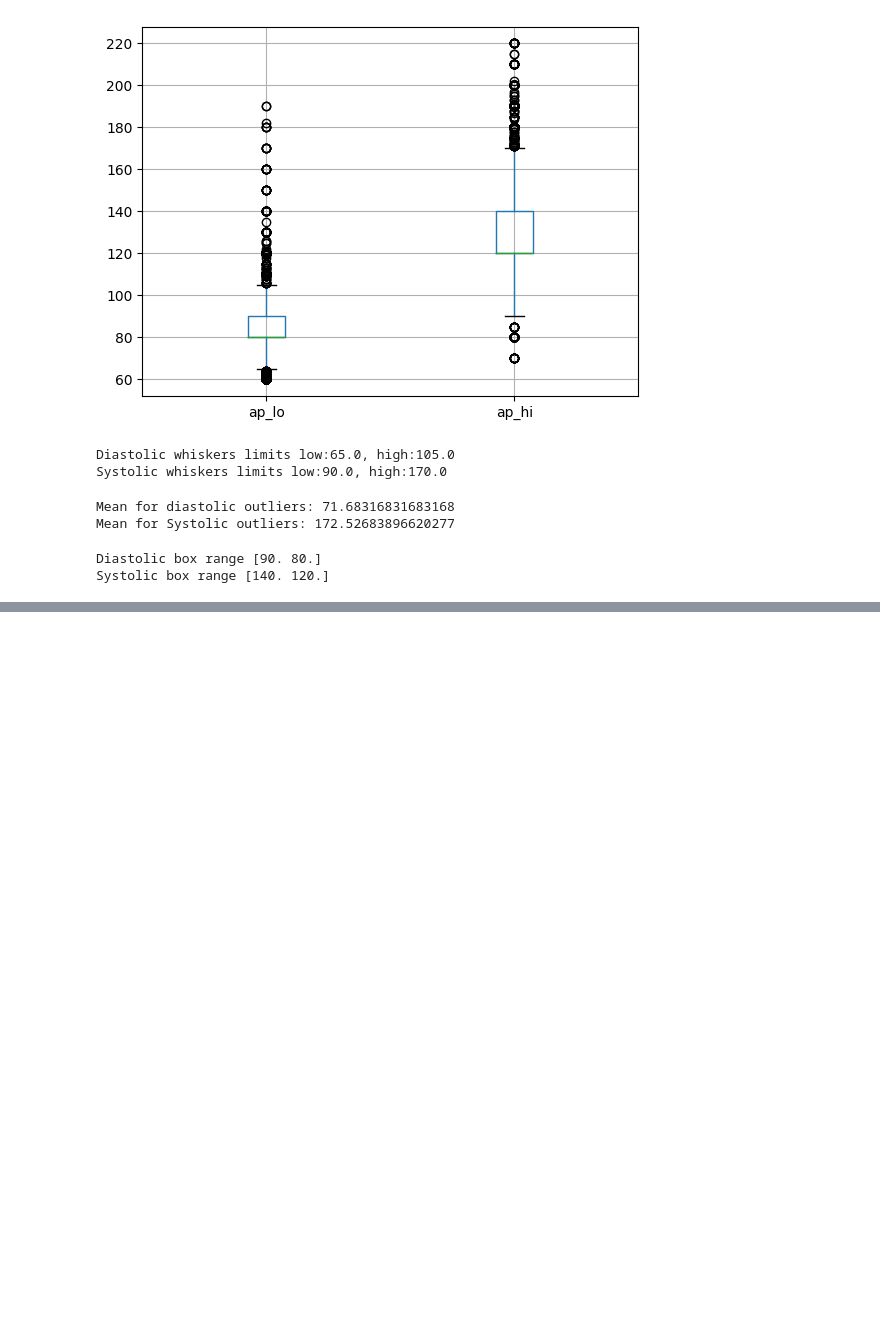
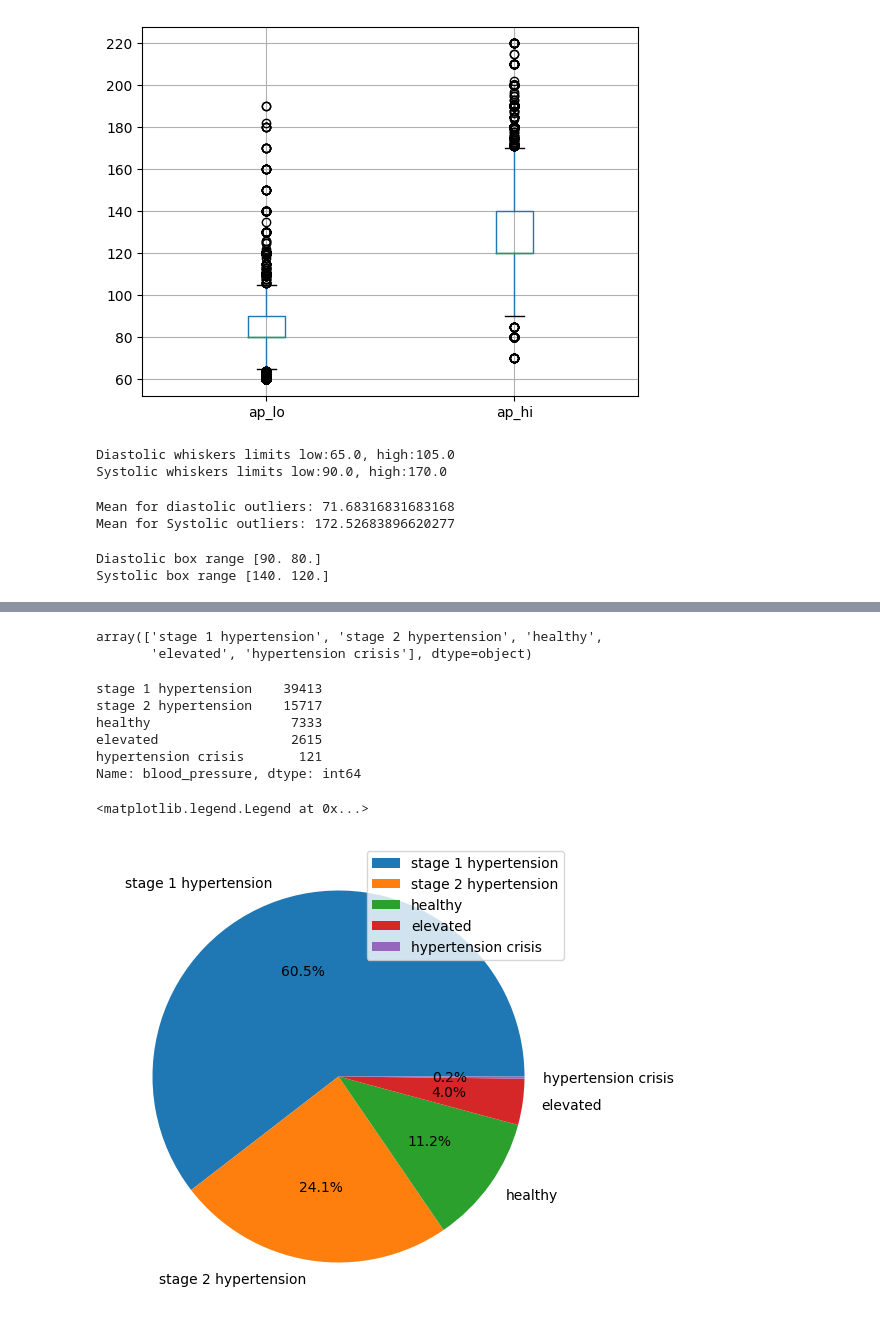
Before and after one commit to Razjoh/Machine-learning-Rasmus-Johansson, a Jupyter notebook: Labb/EDA_disease.ipynb, the cells around one changed output, grey strips where cells are left out. Saved outputs shown, nothing was run; the diff lists cells and outputs as text; code cells hidden in the pictures; blank space fills up the shorter version.

Commit message:
blood pressure finnish

```diff
--- a/Labb/EDA_disease.ipynb
+++ b/Labb/EDA_disease.ipynb
@@ -391,7 +391,7 @@ def BMI_categorys(BMI):
         return "obese (class III)"
 
 
-df["BMI-class"] = df["BMI"].apply(BMI_categorys)
+df["BMI_class"] = df["BMI"].apply(BMI_categorys)
 # %%
 df["BMI-class"].unique()
 # %% [output]
@@ -544,0 +547,6 @@ Systolic box range [140. 120.]
+# %%
+# drops the high values based on table and boxplot
+df.drop(df.query("ap_lo > 140 | ap_hi > 200").index, inplace=True)
+# drop lows based on boxplot
+df.drop(df.query("ap_lo < 65 | ap_hi < 90").index, inplace=True)
+df
@@ -544,0 +567,36 @@ Systolic box range [140. 120.]
+# %%
+def blood_pressure_categorys(low, high):
+    if low < 80 and high < 120:
+        return "healthy"
+    elif low < 80 and 120 <= high < 130:
+        return "elevated"
+    elif 80 <= low < 90 or 130 <= high < 140:
+        return "stage 1 hypertension"
+    elif 90 <= low < 120 or 140 <= high < 180:
+        return "stage 2 hypertension"
+    else:
+        return "hypertension crisis"
+
+
+df["blood_pressure"] = df.apply(lambda x: blood_pressure_categorys(x.ap_lo, x.ap_hi), axis=1)
+# %%
+df["blood_pressure"].unique()
+# %% [output]
+array(['stage 1 hypertension', 'stage 2 hypertension', 'healthy',
+       'elevated', 'hypertension crisis'], dtype=object)
+# %%
+df["blood_pressure"].value_counts()
+# %% [output]
+stage 1 hypertension    39413
+stage 2 hypertension    15717
+healthy                  7333
+elevated                 2615
+hypertension crisis       121
+Name: blood_pressure, dtype: int64
+# %%
+fig = plt.subplots(figsize=(6,12))
+plt.pie(df["blood_pressure"].value_counts(),labels=df["blood_pressure"].unique(), autopct="%1.1f%%")
+plt.legend(loc="upper right")
+# %% [output]
+<matplotlib.legend.Legend at 0x...>
+[figure, added]
```
Also changed, not shown: parts of 5 cells of this notebook.
